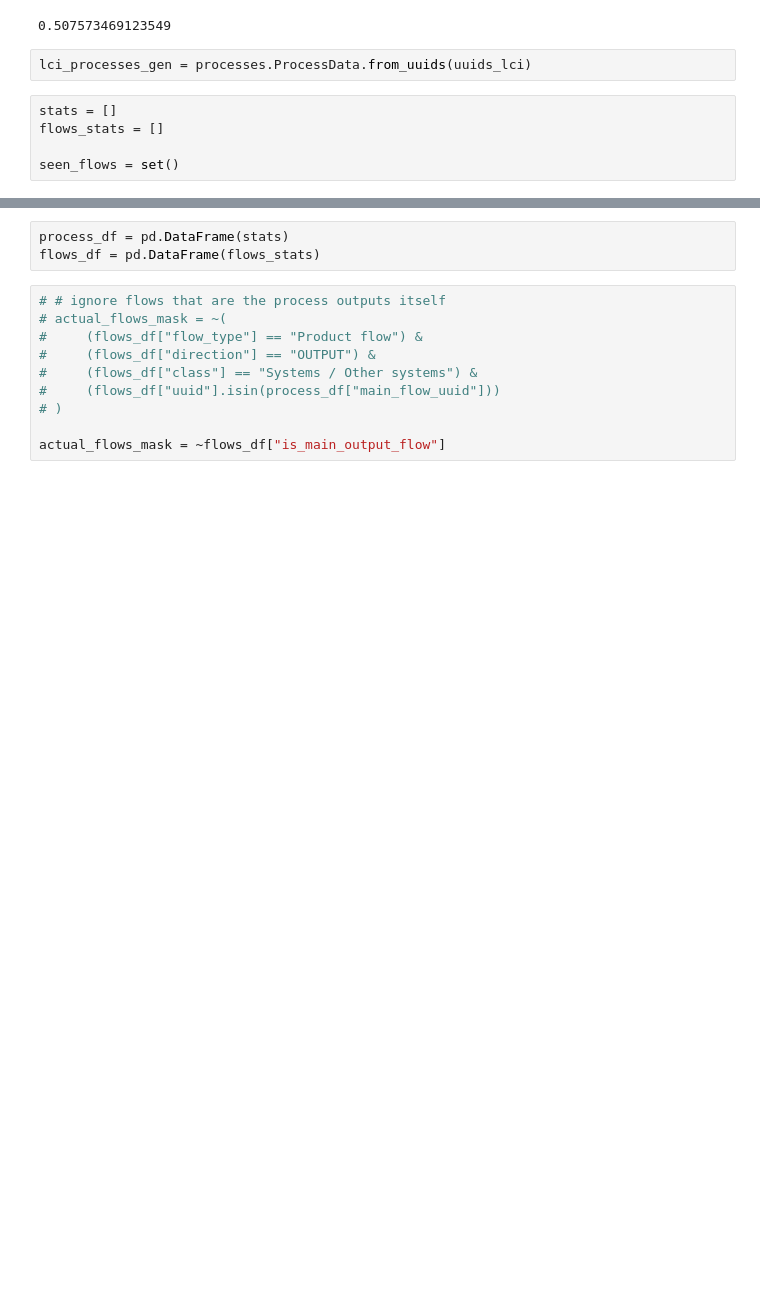
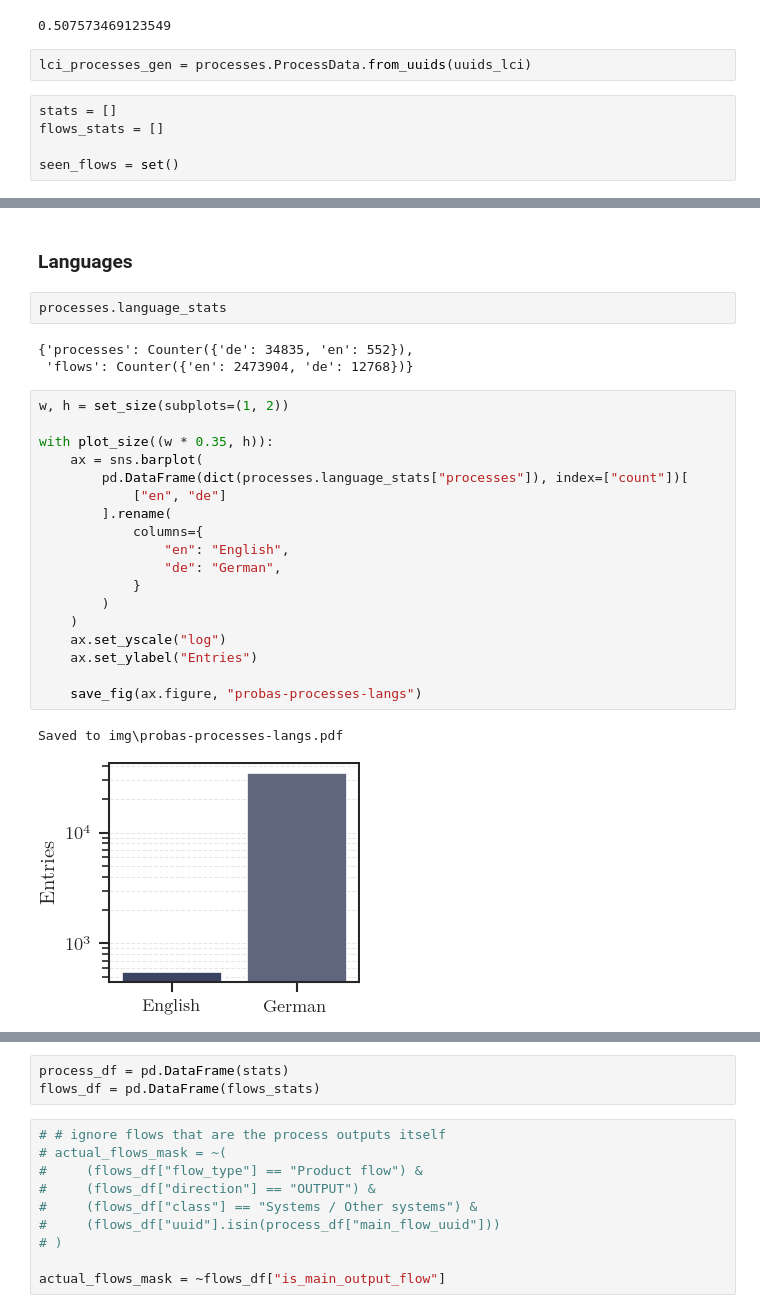
Before and after one commit to QuadroTim/amlta-project, a Jupyter notebook: notebooks/probas_eda.ipynb, the cells around one changed output, grey strips where cells are left out. Drawn from its saved outputs; the diff is of its cells as text; blank space fills up the shorter version.

Commit message:
probas language analysis

```diff
--- a/notebooks/probas_eda.ipynb
+++ b/notebooks/probas_eda.ipynb
@@ -253,3 +259,31 @@ for process in tqdm(lci_processes_gen, total=len(uuids_lci)):
             "year_until": year_until,
         }
     )
+# %% [markdown]
+### Languages
+# %%
+processes.language_stats
+# %% [output]
+{'processes': Counter({'de': 34835, 'en': 552}),
+ 'flows': Counter({'en': 2473904, 'de': 12768})}
+# %%
+w, h = set_size(subplots=(1, 2))
+
+with plot_size((w * 0.35, h)):
+    ax = sns.barplot(
+        pd.DataFrame(dict(processes.language_stats["processes"]), index=["count"])[
+            ["en", "de"]
+        ].rename(
+            columns={
+                "en": "English",
+                "de": "German",
+            }
+        )
+    )
+    ax.set_yscale("log")
+    ax.set_ylabel("Entries")
+
+    save_fig(ax.figure, "probas-processes-langs")
+# %% [output]
+Saved to img\probas-processes-langs.pdf
+[figure, added]
```
Also changed, not shown: parts of 7 cells of this notebook, 3 other files.
